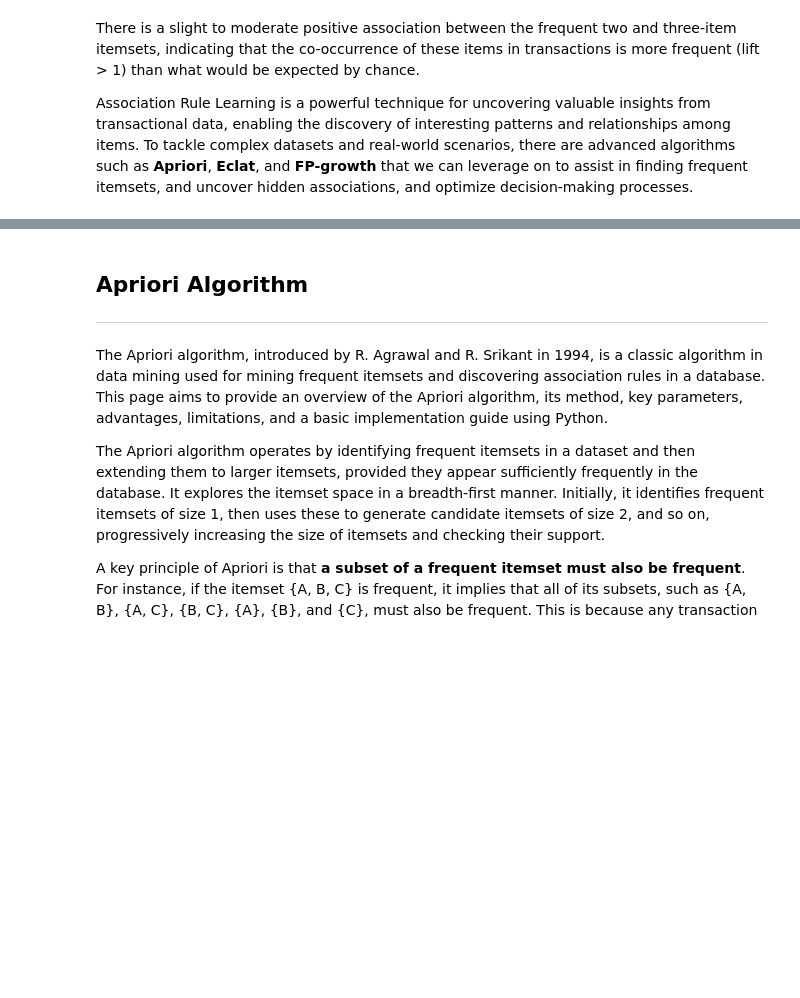
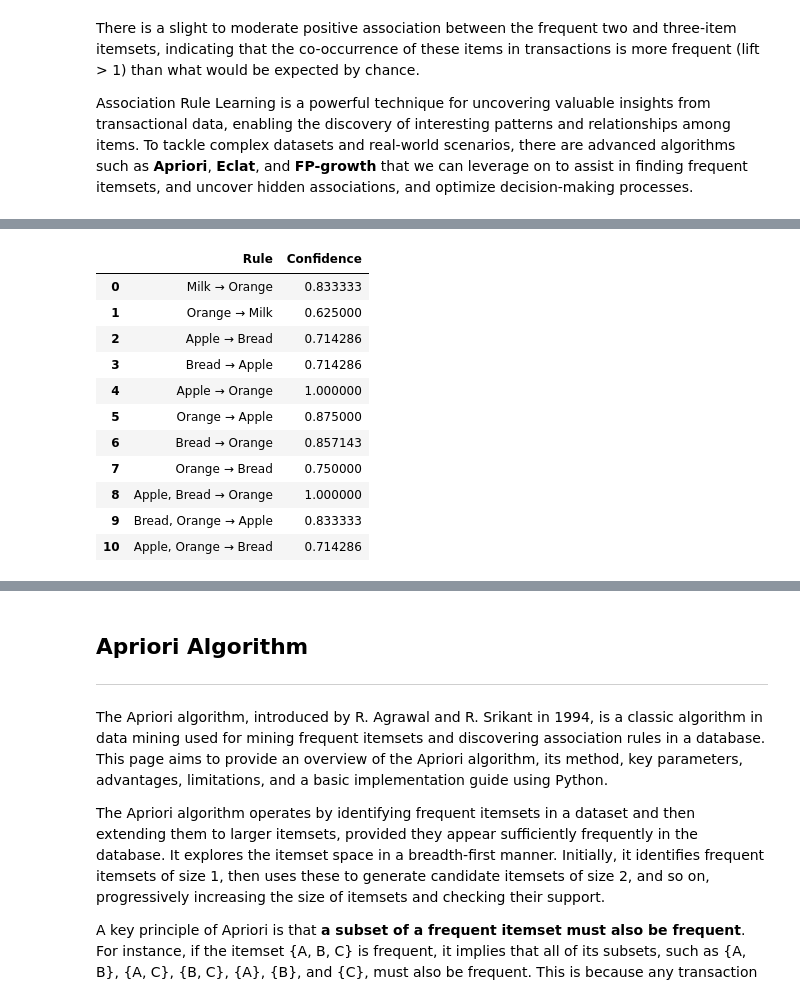
Before and after one commit to andytoh78/MarketBasketAnalysis, a Jupyter notebook: market-basket-analysis-apriori-eclat-fp-growth.ipynb, the cells around one changed output, grey strips where cells are left out. Cells and saved outputs as stored; diff of their text form; code cells hidden in the pictures; blank space fills up the shorter version.

```diff
--- a/market-basket-analysis-apriori-eclat-fp-growth.ipynb
+++ b/market-basket-analysis-apriori-eclat-fp-growth.ipynb
@@ -202,0 +289,55 @@ Association Rule Learning is a powerful technique for uncovering valuable insigh
+# %%
+confidence_values = []
+# Calculate confidence for two-item itemsets
+for index, row in df_support_final.iterrows():
+    if isinstance(row['Itemset'], list) and len(row['Itemset']) == 2:
+        item1, item2 = row['Itemset']
+        support_item1 = df_support[df_support['Itemset'] == item1]['Support'].values[0]
+        support_item2 = df_support[df_support['Itemset'] == item2]['Support'].values[0]
+
+        # Rule : item1 → item2
+        confidence1 = row['Support'] / support_item1
+        confidence_values.append({'Rule': f'{item1} → {item2}', 'Confidence': confidence1})
+
+        # Rule : item2 → item1
+        confidence2 = row['Support'] / support_item2
+        confidence_values.append({'Rule': f'{item2} → {item1}', 'Confidence': confidence2})
+
+# Calculate confidence for three-item itemsets
+for index, row in df_support_final.iterrows():
+    if isinstance(row['Itemset'], list) and len(row['Itemset']) == 3:
+        item1, item2, item3 = row['Itemset']
+
+        # Finding support for the combination of two items from the three-item itemset
+        support_combo1 = df_support_final[df_support_final['Itemset'].apply(lambda x: set([item1, item2]).issubset(set(x)))]['Support'].values[0]
+        support_combo2 = df_support_final[df_support_final['Itemset'].apply(lambda x: set([item2, item3]).issubset(set(x)))]['Support'].values[0]
+        support_combo3 = df_support_final[df_support_final['Itemset'].apply(lambda x: set([item1, item3]).issubset(set(x)))]['Support'].values[0]
+
+        # Calculate confidence for the rules
+        confidence1 = row['Support'] / support_combo1
+        confidence2 = row['Support'] / support_combo2
+        confidence3 = row['Support'] / support_combo3
+
+        # Append the rules
+        confidence_values.append({'Rule': f'{item1}, {item2} → {item3}', 'Confidence': confidence1})
+        confidence_values.append({'Rule': f'{item2}, {item3} → {item1}', 'Confidence': confidence2})
+        confidence_values.append({'Rule': f'{item1}, {item3} → {item2}', 'Confidence': confidence3})
+
+# Convert the results into a dataframe
+df_confidence = pd.DataFrame(confidence_values, columns=['Rule', 'Confidence'])
+
+# Display the results
+df_confidence
+# %% [output]
+|  | Rule | Confidence |
+| 0 | Milk → Orange | 0.833333 |
+| 1 | Orange → Milk | 0.625000 |
+| 2 | Apple → Bread | 0.714286 |
+| 3 | Bread → Apple | 0.714286 |
+| 4 | Apple → Orange | 1.000000 |
+| 5 | Orange → Apple | 0.875000 |
+| 6 | Bread → Orange | 0.857143 |
+| 7 | Orange → Bread | 0.750000 |
+| 8 | Apple, Bread → Orange | 1.000000 |
+| 9 | Bread, Orange → Apple | 0.833333 |
+| 10 | Apple, Orange → Bread | 0.714286 |
```
Also changed, not shown: parts of 51 cells of this notebook.
